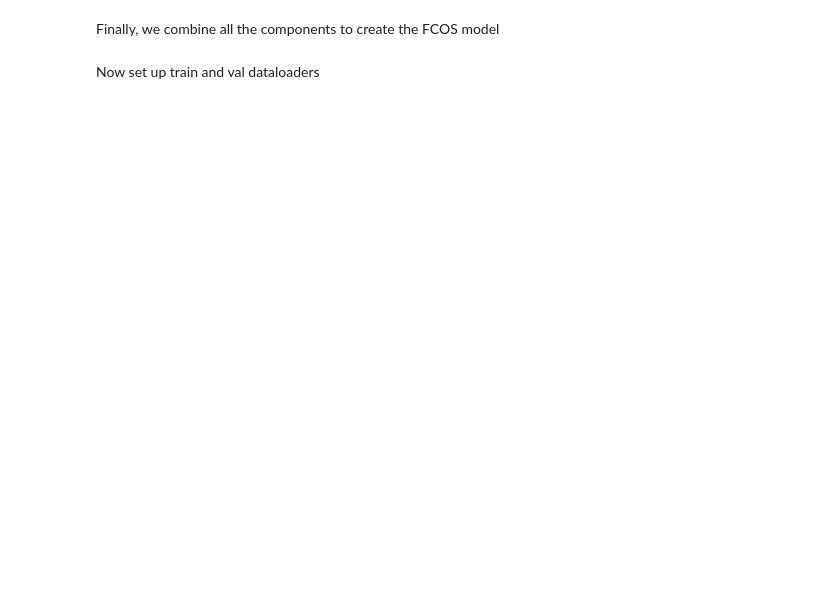
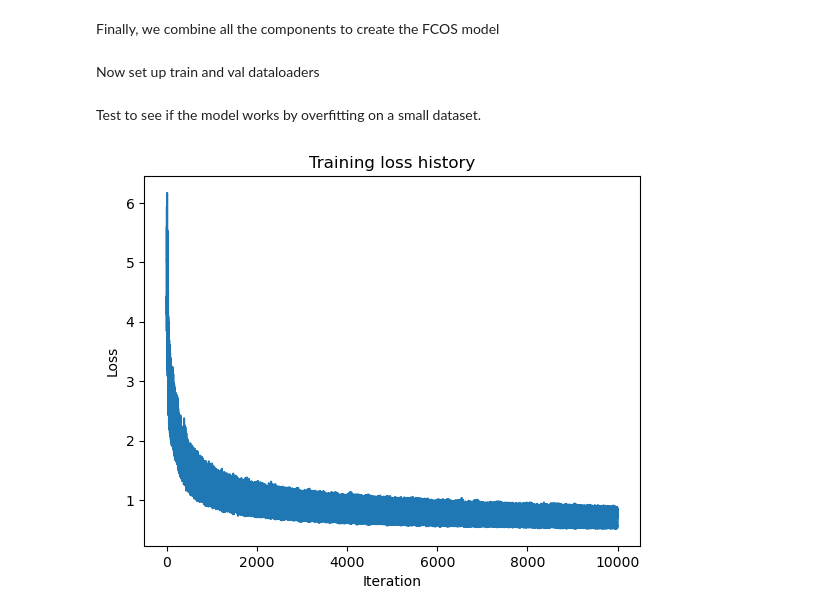
Before and after one commit to tsultan16/FCOS_Object_Detection, a Jupyter notebook: FCOS.ipynb, the cells around one changed output. Saved outputs shown, nothing was run; the diff lists cells and outputs as text; code cells hidden in the pictures; blank space fills up the shorter version.

```diff
--- a/FCOS.ipynb
+++ b/FCOS.ipynb
@@ -473,7 +473,7 @@ p4, location_coords shape: torch.Size([256, 2])
 """
 def match_locations_to_gtbox(locations_per_fpn_level, gt_boxes):
     matched_gt_boxes = {}
-    scale_bounds = {'p3': (0,32), 'p4': (32, 64), 'p5': (64,128), 'p6': (128,256), 'p7': (256, float("inf"))}
+    scale_bounds = {'p3': (0,64), 'p4': (64, 128), 'p5': (128,256), 'p6': (256,512), 'p7': (512, float("inf"))}
     for pi, locations in locations_per_fpn_level.items():
         # split up the x and y coordinates
         xc, yc = locations.unsqueeze(dim=2).unbind(dim=1)
@@ -562,6 +562,31 @@ def get_box_reg_deltas(locations, gt_boxes, stride):
     return deltas
 
 
+# define a function for getting box coordinates (top-left and bottom-right corners) given box deltas and feature point locations
+"""
+    Args:
+        locations: tensor of shape (N, 2) containing (x_c,y_c) coordinates of feature points from a particular pyramid level feature
+                   map which have been matched to a gt box
+        deltas: tensors of shape (N,4) containing (L,T,R,B) deltas for all N feature points
+
+    output_boxes:
+        deltas: tensors of shape (N,4) containing (x1,y1,x2,y2) box coordinates
+
+"""
+def get_box_from_deltas(locations, deltas, stride):
+
+    L = deltas[:,0].clip(0)
+    T = deltas[:,1].clip(0)
+    R = deltas[:,2].clip(0)
+    B = deltas[:,3].clip(0)
+    x1 = locations[:,0] - stride * L
+    y1 = locations[:,1] - stride * T
+    x2 = stride * R + locations[:,0]
+    y2 = stride * B + locations[:,1]
+    output_boxes = torch.stack((x1,y1,x2,y2), dim=-1)
+    return output_boxes
+
+
 # define function for creating centerness regression targets
 """
     Args:
@@ -720,11 +887,15 @@ small_dataset = torch.utils.data.Subset(train_dataset, torch.linspace(0, len(tra
 small_train_loader = torch.utils.data.DataLoader(small_dataset, batch_size=batch_size, pin_memory=True, num_workers=num_workers)
 # %%
 device = 'cuda'
-learning_rate=1e-4
+learning_rate=5e-5
 
 # instantiate model and optimizer
 model = FCOS(64, [64,64], 20, device=device)
 model = model.to(device)
 optimizer = torch.optim.AdamW(model.parameters(), lr=learning_rate)
+# %% [markdown]
+Test to see if the model works by overfitting on a small dataset.
 # %%
-loss_history = train(model, optimizer, small_train_loader, num_epochs=10, device=device)
+loss_history = train(model, optimizer, small_train_loader, num_epochs=1000, device=device)
+# %% [output]
+[figure, added]
```
Also changed, not shown: parts of 5 cells of this notebook.
